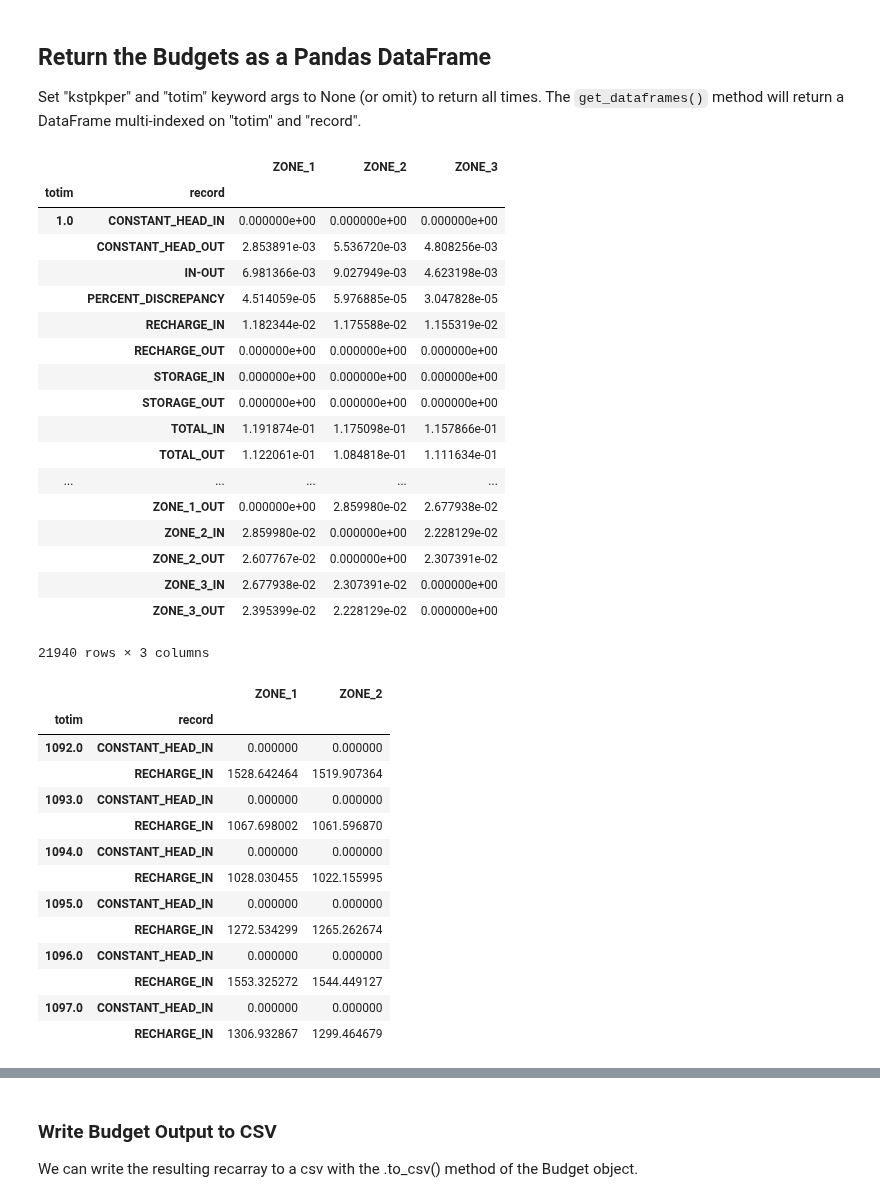
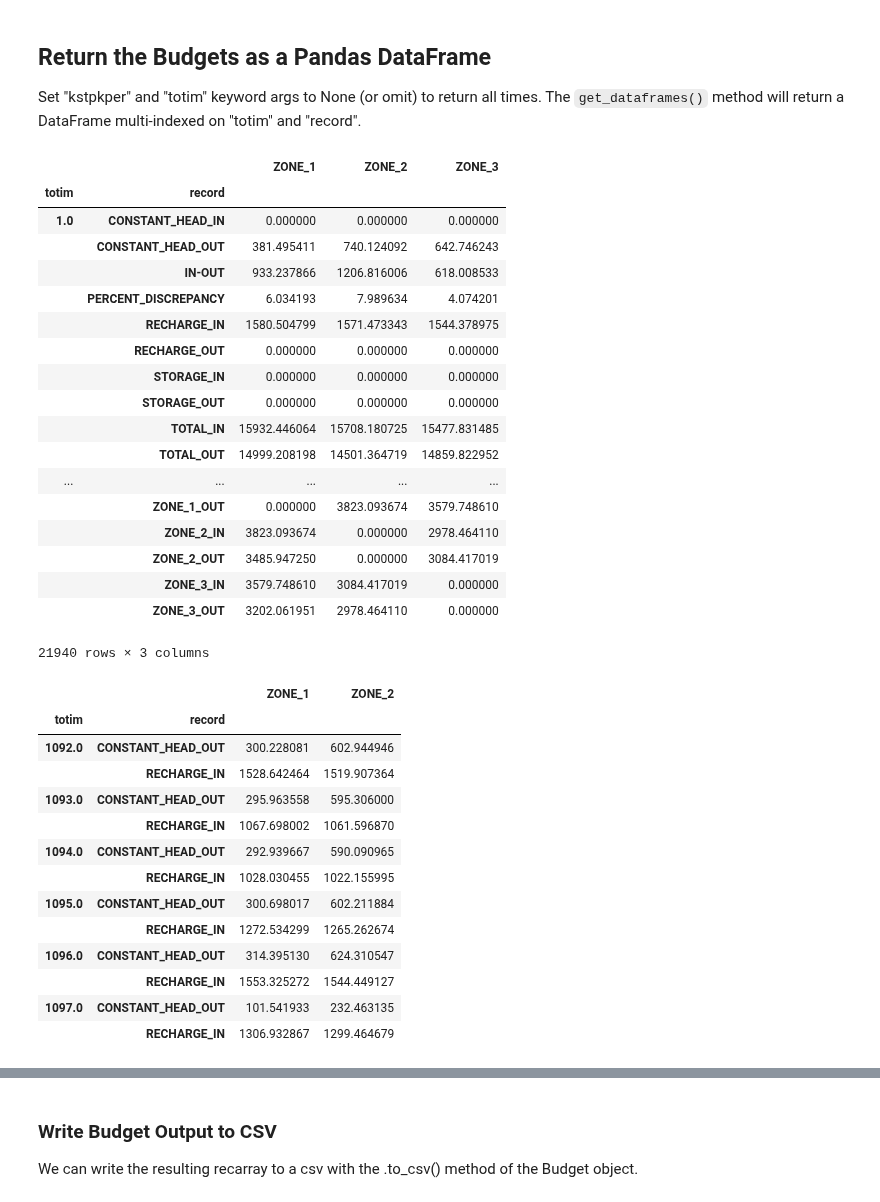
Before and after one commit to modflowpy/flopy, a Jupyter notebook: examples/Notebooks/flopy3_ZoneBudget_example.ipynb, the cells around one changed output, grey strips where cells are left out. Drawn from its saved outputs; the diff is of its cells as text; code cells hidden in the pictures.

```diff
--- a/examples/Notebooks/flopy3_ZoneBudget_example.ipynb
+++ b/examples/Notebooks/flopy3_ZoneBudget_example.ipynb
@@ -146,27 +146,26 @@ Set "kstpkper" and "totim" keyword args to None (or omit) to return all times.
 The `get_dataframes()` method will return a DataFrame multi-indexed on "totim" and "record".
 # %%
 zb = ZoneBudget(cbc_obj, zon, kstpkper=None, totim=None)
-zb_mgd = zb * (7.4808/1000000)
-zb_mgd.get_dataframes()
+zb.get_dataframes()
 # %% [output]
 |  |  | ZONE_1 | ZONE_2 | ZONE_3 |
 | totim | record |  |  |  |
-| 1.0 | CONSTANT_HEAD_IN | 0.000000e+00 | 0.000000e+00 | 0.000000e+00 |
-|  | CONSTANT_HEAD_OUT | 2.853891e-03 | 5.536720e-03 | 4.808256e-03 |
-|  | IN-OUT | 6.981366e-03 | 9.027949e-03 | 4.623198e-03 |
-|  | PERCENT_DISCREPANCY | 4.514059e-05 | 5.976885e-05 | 3.047828e-05 |
-|  | RECHARGE_IN | 1.182344e-02 | 1.175588e-02 | 1.155319e-02 |
-|  | RECHARGE_OUT | 0.000000e+00 | 0.000000e+00 | 0.000000e+00 |
-|  | STORAGE_IN | 0.000000e+00 | 0.000000e+00 | 0.000000e+00 |
-|  | STORAGE_OUT | 0.000000e+00 | 0.000000e+00 | 0.000000e+00 |
-|  | TOTAL_IN | 1.191874e-01 | 1.175098e-01 | 1.157866e-01 |
-|  | TOTAL_OUT | 1.122061e-01 | 1.084818e-01 | 1.111634e-01 |
+| 1.0 | CONSTANT_HEAD_IN | 0.000000 | 0.000000 | 0.000000 |
+|  | CONSTANT_HEAD_OUT | 381.495411 | 740.124092 | 642.746243 |
+|  | IN-OUT | 933.237866 | 1206.816006 | 618.008533 |
+|  | PERCENT_DISCREPANCY | 6.034193 | 7.989634 | 4.074201 |
+|  | RECHARGE_IN | 1580.504799 | 1571.473343 | 1544.378975 |
+|  | RECHARGE_OUT | 0.000000 | 0.000000 | 0.000000 |
+|  | STORAGE_IN | 0.000000 | 0.000000 | 0.000000 |
+|  | STORAGE_OUT | 0.000000 | 0.000000 | 0.000000 |
+|  | TOTAL_IN | 15932.446064 | 15708.180725 | 15477.831485 |
+|  | TOTAL_OUT | 14999.208198 | 14501.364719 | 14859.822952 |
 | ... | ... | ... | ... | ... |
-|  | ZONE_1_OUT | 0.000000e+00 | 2.859980e-02 | 2.677938e-02 |
-|  | ZONE_2_IN | 2.859980e-02 | 0.000000e+00 | 2.228129e-02 |
-|  | ZONE_2_OUT | 2.607767e-02 | 0.000000e+00 | 2.307391e-02 |
-|  | ZONE_3_IN | 2.677938e-02 | 2.307391e-02 | 0.000000e+00 |
-|  | ZONE_3_OUT | 2.395399e-02 | 2.228129e-02 | 0.000000e+00 |
+|  | ZONE_1_OUT | 0.000000 | 3823.093674 | 3579.748610 |
+|  | ZONE_2_IN | 3823.093674 | 0.000000 | 2978.464110 |
+|  | ZONE_2_OUT | 3485.947250 | 0.000000 | 3084.417019 |
+|  | ZONE_3_IN | 3579.748610 | 3084.417019 | 0.000000 |
+|  | ZONE_3_OUT | 3202.061951 | 2978.464110 | 0.000000 |
 21940 rows × 3 columns
 # %%
 # Slice the multi-index dataframe
@@ -174,22 +173,23 @@ zb_mgd.get_dataframes()
 df = zb.get_dataframes()
 dateidx1 = 1092.
 dateidx2 = 1097.
-records = ['RECHARGE_IN', 'CONSTANT_HEAD_IN']
-df.loc[(slice(dateidx1, dateidx2), records), :][['ZONE_1', 'ZONE_2']]
+records = ['RECHARGE_IN', 'CONSTANT_HEAD_OUT']
+zones = ['ZONE_1', 'ZONE_2']
+df.loc[(slice(dateidx1, dateidx2), records), :][zones]
 # %% [output]
 |  |  | ZONE_1 | ZONE_2 |
 | totim | record |  |  |
-| 1092.0 | CONSTANT_HEAD_IN | 0.000000 | 0.000000 |
+| 1092.0 | CONSTANT_HEAD_OUT | 300.228081 | 602.944946 |
 |  | RECHARGE_IN | 1528.642464 | 1519.907364 |
-| 1093.0 | CONSTANT_HEAD_IN | 0.000000 | 0.000000 |
+| 1093.0 | CONSTANT_HEAD_OUT | 295.963558 | 595.306000 |
 |  | RECHARGE_IN | 1067.698002 | 1061.596870 |
-| 1094.0 | CONSTANT_HEAD_IN | 0.000000 | 0.000000 |
+| 1094.0 | CONSTANT_HEAD_OUT | 292.939667 | 590.090965 |
 |  | RECHARGE_IN | 1028.030455 | 1022.155995 |
-| 1095.0 | CONSTANT_HEAD_IN | 0.000000 | 0.000000 |
+| 1095.0 | CONSTANT_HEAD_OUT | 300.698017 | 602.211884 |
 |  | RECHARGE_IN | 1272.534299 | 1265.262674 |
-| 1096.0 | CONSTANT_HEAD_IN | 0.000000 | 0.000000 |
+| 1096.0 | CONSTANT_HEAD_OUT | 314.395130 | 624.310547 |
 |  | RECHARGE_IN | 1553.325272 | 1544.449127 |
-| 1097.0 | CONSTANT_HEAD_IN | 0.000000 | 0.000000 |
+| 1097.0 | CONSTANT_HEAD_OUT | 101.541933 | 232.463135 |
 |  | RECHARGE_IN | 1306.932867 | 1299.464679 |
 # %%
 # Pass "start_datetime" and "timeunit" keyword arguments to return
```
Also changed, not shown: parts of 1 cell of this notebook, 1 other file.
